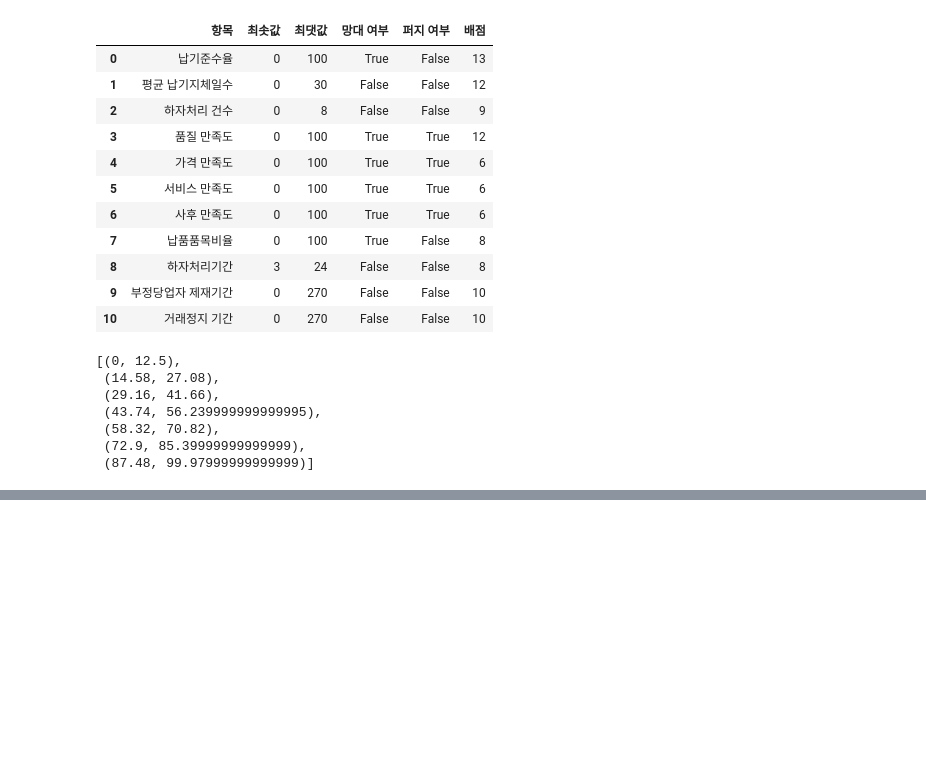
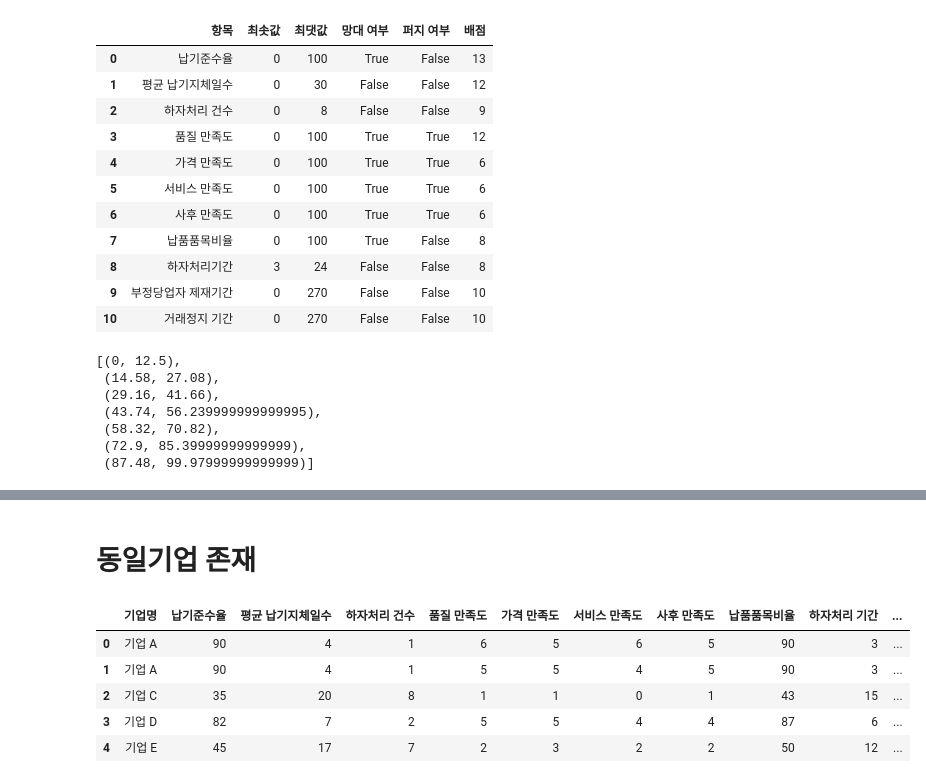
Before and after one commit to 98jaemin/procurement_contest, a Jupyter notebook: fuzzy_satisfication_model.ipynb, the cells around one changed output, grey strips where cells are left out. Saved outputs shown, nothing was run; the diff lists cells and outputs as text; code cells hidden in the pictures; blank space fills up the shorter version.

```diff
--- a/fuzzy_satisfication_model.ipynb
+++ b/fuzzy_satisfication_model.ipynb
@@ -216,0 +235,2 @@ plt.show()
+# %% [markdown]
+# 동일기업 존재
@@ -216,0 +239,9 @@ plt.show()
+# %%
+df2.head()
+# %% [output]
+|  | 기업명 | 납기준수율 | 평균 납기지체일수 | 하자처리 건수 | 품질 만족도 | 가격 만족도 | 서비스 만족도 | 사후 만족도 | 납품품목비율 | 하자처리 기간 | ... |
+| 0 | 기업 A | 90 | 4 | 1 | 6 | 5 | 6 | 5 | 90 | 3 | ... |
+| 1 | 기업 A | 90 | 4 | 1 | 5 | 5 | 4 | 5 | 90 | 3 | ... |
+| 2 | 기업 C | 35 | 20 | 8 | 1 | 1 | 0 | 1 | 43 | 15 | ... |
+| 3 | 기업 D | 82 | 7 | 2 | 5 | 5 | 4 | 4 | 87 | 6 | ... |
+| 4 | 기업 E | 45 | 17 | 7 | 2 | 3 | 2 | 2 | 50 | 12 | ... |
```
Also changed, not shown: parts of 11 cells of this notebook.
